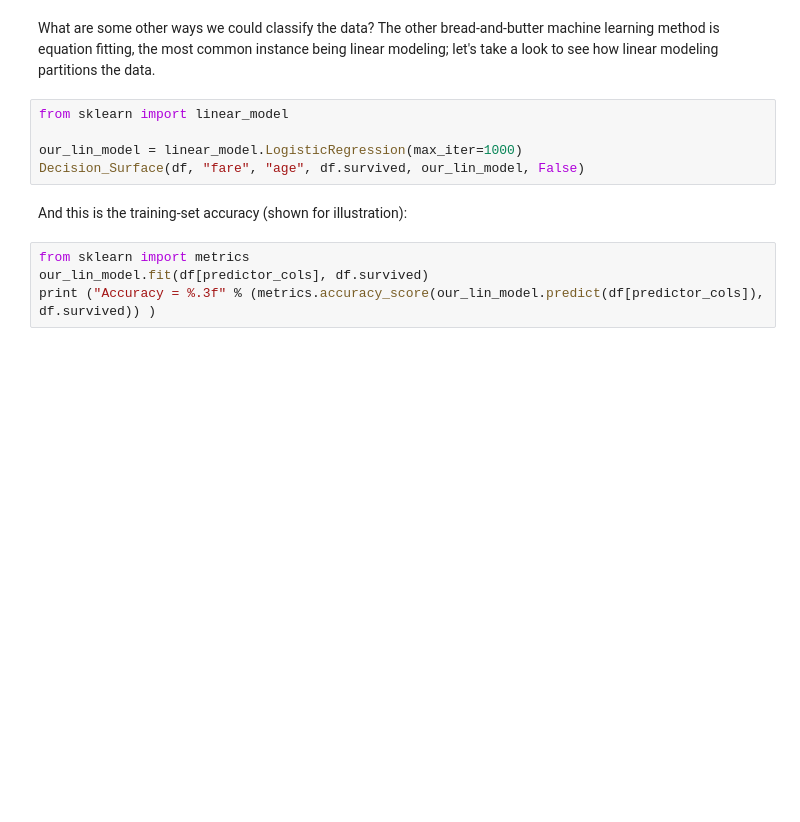
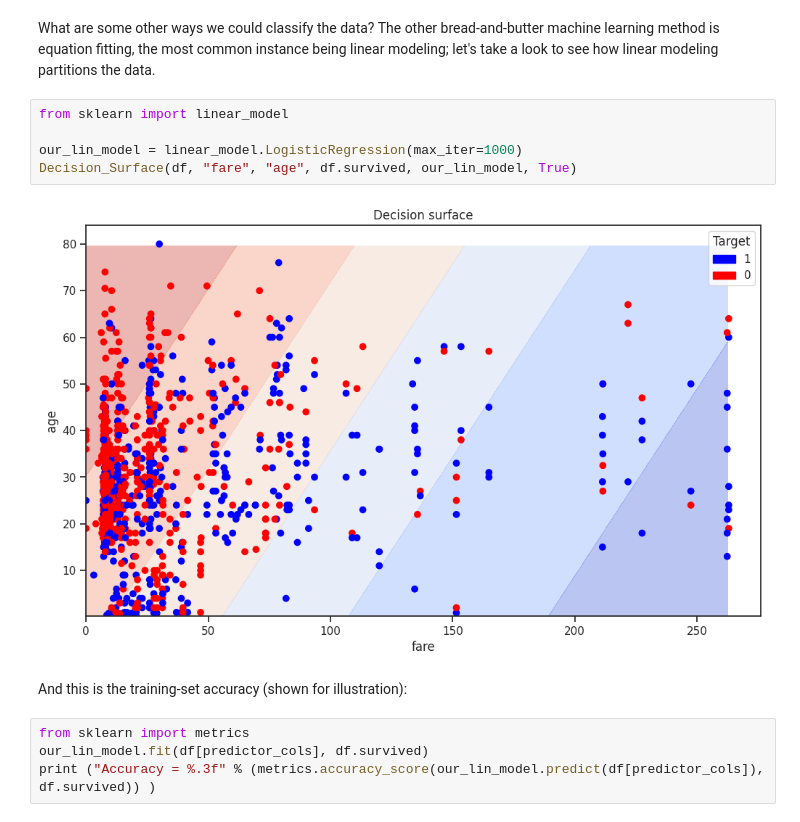
Before and after one commit to HanquanL/DS-Tech-2026spring, a Jupyter notebook: Module2_Supervised/Supervised_segmentation.ipynb, the cells around one changed output. Saved outputs shown, nothing was run; the diff lists cells and outputs as text; blank space fills up the shorter version.

```diff
--- a/Module2_Supervised/Supervised_segmentation.ipynb
+++ b/Module2_Supervised/Supervised_segmentation.ipynb
@@ -305,8 +359,10 @@ What are some other ways we could classify the data? The other bread-and-butter
 # %%
 from sklearn import linear_model
 
 our_lin_model = linear_model.LogisticRegression(max_iter=1000)
-Decision_Surface(df, "fare", "age", df.survived, our_lin_model, False)
+Decision_Surface(df, "fare", "age", df.survived, our_lin_model, True)
+# %% [output]
+[figure, added]
 # %% [markdown]
 And this is the training-set accuracy (shown for illustration):
 # %%
```
Also changed, not shown: parts of 16 cells of this notebook.
